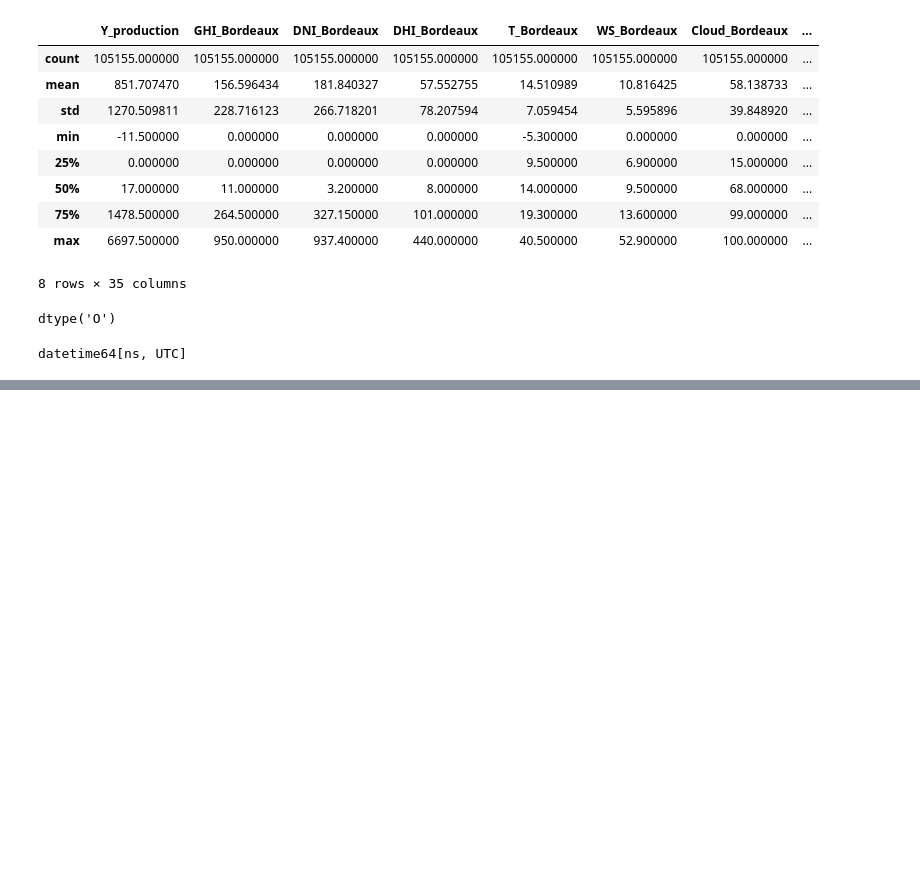
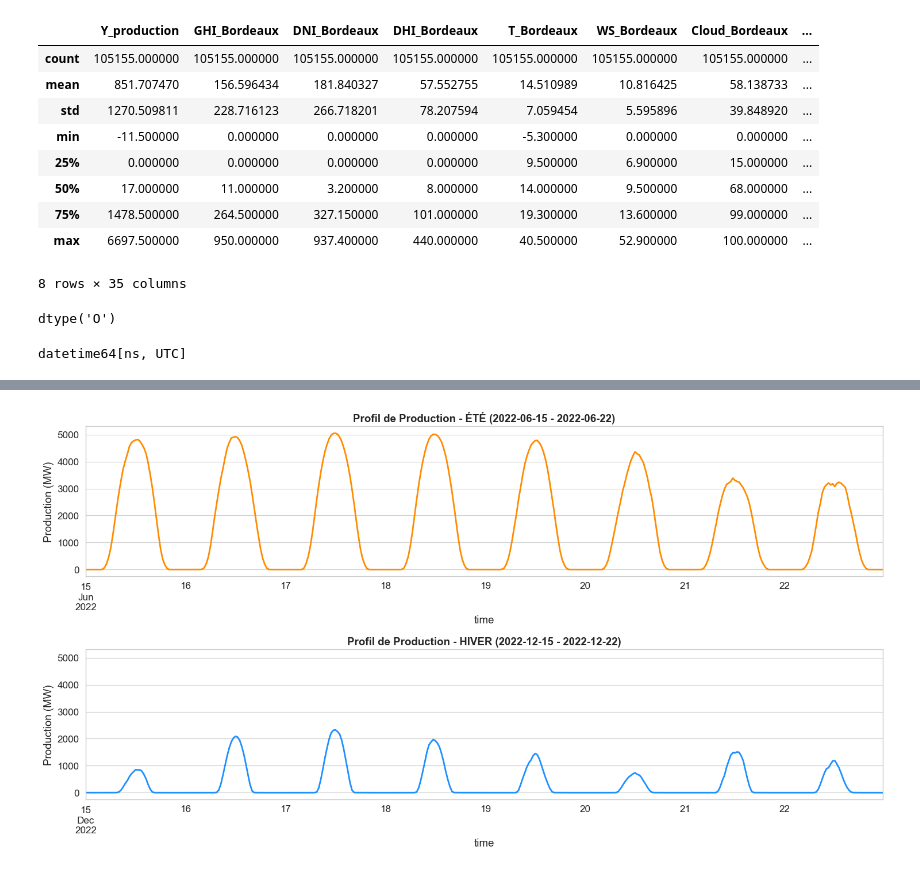
Before and after one commit to IshaghCheikh/PythonProject, a Jupyter notebook: main.ipynb, the cells around one changed output, grey strips where cells are left out. Saved outputs shown, nothing was run; the diff lists cells and outputs as text; code cells hidden in the pictures; blank space fills up the shorter version.

```diff
--- a/main.ipynb
+++ b/main.ipynb
@@ -65,4 +77,4 @@ df['time'].dtype
 # %% [output]
 datetime64[ns, UTC]
 # %%
-df['time']
+df = df.sort_values('time').set_index('time')
@@ -81,0 +97,19 @@ Name: time, Length: 105155, dtype: datetime64[ns, UTC]
+# %%
+# --- DIAGNOSTIC AVANT CORRECTION ---
+neg_count = (df['Y_production'] < 0).sum()
+print(f"⚠️ Nombre de valeurs négatives détectées : {neg_count}")
+
+if neg_count > 0:
+    print("   Exemple de valeurs aberrantes :")
+    print(df[df['Y_production'] < 0]['Y_production'].head(3))
+
+    # --- CORRECTION PHYSIQUE (CLIPPING) ---
+    # Projection sur l'espace admissible [0, +inf[
+    # Mathématiquement : Y = max(0, Y)
+    print("\n🛠️ Application de la correction physique (Clipping à 0)...")
+    df['Y_production'] = df['Y_production'].clip(lower=0)
+
+    # --- VÉRIFICATION ---
+    print(f"✅ Nouveau minimum de production : {df['Y_production'].min()} MW")
+else:
+    print("✅ Aucune valeur négative trouvée.")
@@ -81,0 +127,22 @@ Name: time, Length: 105155, dtype: datetime64[ns, UTC]
+# %%
+# Création de la figure
+fig, axes = plt.subplots(2, 1, figsize=(15, 8), sharey=True)
+
+# Zoom sur une semaine d'ÉTÉ (Juin 2022)
+start_summer = "2022-06-15"
+end_summer   = "2022-06-22"
+df[start_summer:end_summer]['Y_production'].plot(ax=axes[0], color='#FF8C00', lw=2)
+axes[0].set_title(f"Profil de Production - ÉTÉ ({start_summer} - {end_summer})", fontweight='bold')
+axes[0].set_ylabel("Production (MW)")
+
+# Zoom sur une semaine d'HIVER (Décembre 2022)
+start_winter = "2022-12-15"
+end_winter   = "2022-12-22"
+df[start_winter:end_winter]['Y_production'].plot(ax=axes[1], color='#1E90FF', lw=2)
+axes[1].set_title(f"Profil de Production - HIVER ({start_winter} - {end_winter})", fontweight='bold')
+axes[1].set_ylabel("Production (MW)")
+
+plt.tight_layout()
+plt.show()
+# %% [output]
+[figure, added]
```
Also changed, not shown: parts of 14 cells of this notebook.
